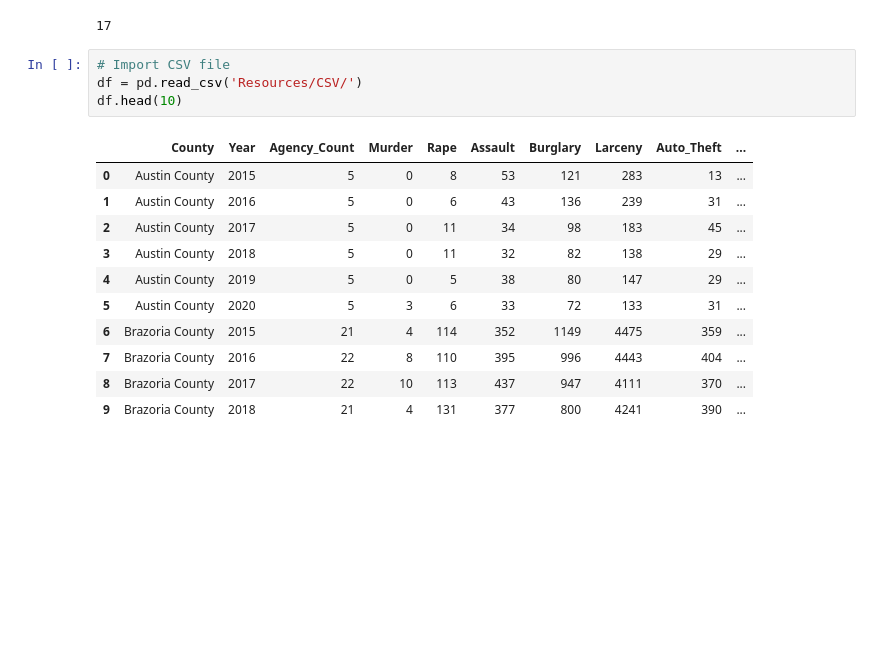
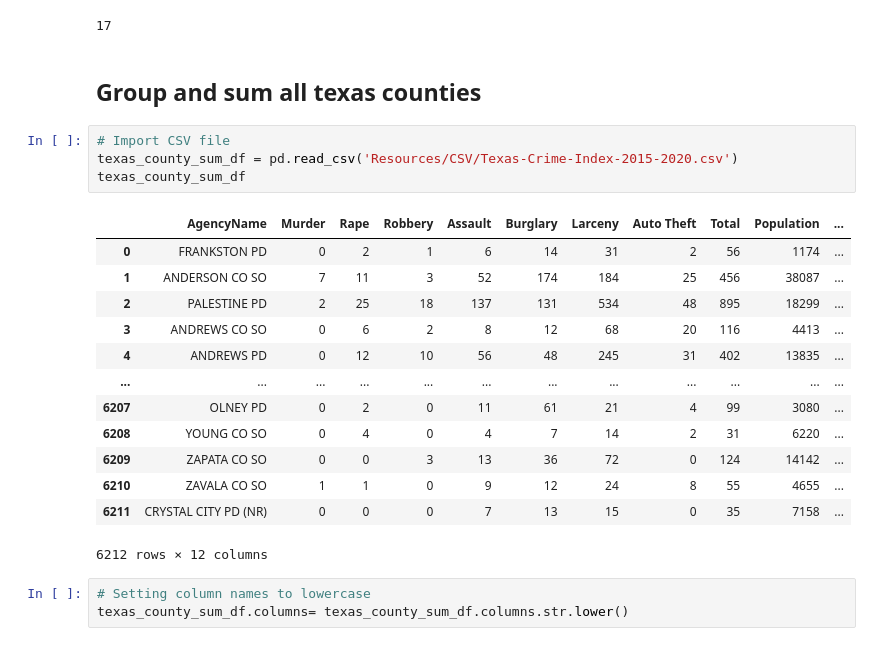
Before and after one commit to MiguelB512/Harris_Crime_Trends, a Jupyter notebook: County_Totals.ipynb, the cells around one changed output. Saved outputs shown, nothing was run; the diff lists cells and outputs as text; blank space fills up the shorter version.

```diff
--- a/County_Totals.ipynb
+++ b/County_Totals.ipynb
@@ -125,19 +124,26 @@ county_sum_df.to_csv('Resources/CSV/county_totals.csv', index=True)
 county_sum_df.to_sql(name='county_totals', con=engine, index=True, if_exists='replace')
 # %% [output]
 17
+# %% [markdown]
+## Group and sum all texas counties
 # %%
 # Import CSV file
-df = pd.read_csv('Resources/CSV/')
-df.head(10)
+texas_county_sum_df = pd.read_csv('Resources/CSV/Texas-Crime-Index-2015-2020.csv')
+texas_county_sum_df
 # %% [output]
-|  | County | Year | Agency_Count | Murder | Rape | Assault | Burglary | Larceny | Auto_Theft | ... |
-| 0 | Austin County | 2015 | 5 | 0 | 8 | 53 | 121 | 283 | 13 | ... |
-| 1 | Austin County | 2016 | 5 | 0 | 6 | 43 | 136 | 239 | 31 | ... |
-| 2 | Austin County | 2017 | 5 | 0 | 11 | 34 | 98 | 183 | 45 | ... |
-| 3 | Austin County | 2018 | 5 | 0 | 11 | 32 | 82 | 138 | 29 | ... |
-| 4 | Austin County | 2019 | 5 | 0 | 5 | 38 | 80 | 147 | 29 | ... |
-| 5 | Austin County | 2020 | 5 | 3 | 6 | 33 | 72 | 133 | 31 | ... |
-| 6 | Brazoria County | 2015 | 21 | 4 | 114 | 352 | 1149 | 4475 | 359 | ... |
-| 7 | Brazoria County | 2016 | 22 | 8 | 110 | 395 | 996 | 4443 | 404 | ... |
-| 8 | Brazoria County | 2017 | 22 | 10 | 113 | 437 | 947 | 4111 | 370 | ... |
-| 9 | Brazoria County | 2018 | 21 | 4 | 131 | 377 | 800 | 4241 | 390 | ... |
+|  | AgencyName | Murder | Rape | Robbery | Assault | Burglary | Larceny | Auto Theft | Total | Population | ... |
+| 0 | FRANKSTON PD | 0 | 2 | 1 | 6 | 14 | 31 | 2 | 56 | 1174 | ... |
+| 1 | ANDERSON CO SO | 7 | 11 | 3 | 52 | 174 | 184 | 25 | 456 | 38087 | ... |
+| 2 | PALESTINE PD | 2 | 25 | 18 | 137 | 131 | 534 | 48 | 895 | 18299 | ... |
+| 3 | ANDREWS CO SO | 0 | 6 | 2 | 8 | 12 | 68 | 20 | 116 | 4413 | ... |
+| 4 | ANDREWS PD | 0 | 12 | 10 | 56 | 48 | 245 | 31 | 402 | 13835 | ... |
+| ... | ... | ... | ... | ... | ... | ... | ... | ... | ... | ... | ... |
+| 6207 | OLNEY PD | 0 | 2 | 0 | 11 | 61 | 21 | 4 | 99 | 3080 | ... |
+| 6208 | YOUNG CO SO | 0 | 4 | 0 | 4 | 7 | 14 | 2 | 31 | 6220 | ... |
+| 6209 | ZAPATA CO SO | 0 | 0 | 3 | 13 | 36 | 72 | 0 | 124 | 14142 | ... |
+| 6210 | ZAVALA CO SO | 1 | 1 | 0 | 9 | 12 | 24 | 8 | 55 | 4655 | ... |
+| 6211 | CRYSTAL CITY PD (NR) | 0 | 0 | 0 | 7 | 13 | 15 | 0 | 35 | 7158 | ... |
+6212 rows × 12 columns
+# %%
+# Setting column names to lowercase
+texas_county_sum_df.columns= texas_county_sum_df.columns.str.lower()
```
Also changed, not shown: parts of 9 cells of this notebook, 6 other files.
